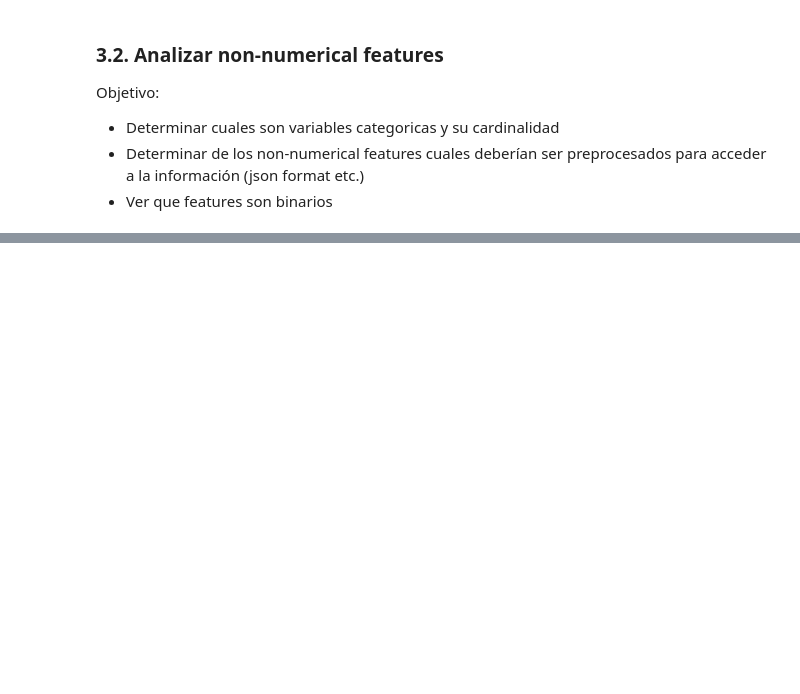
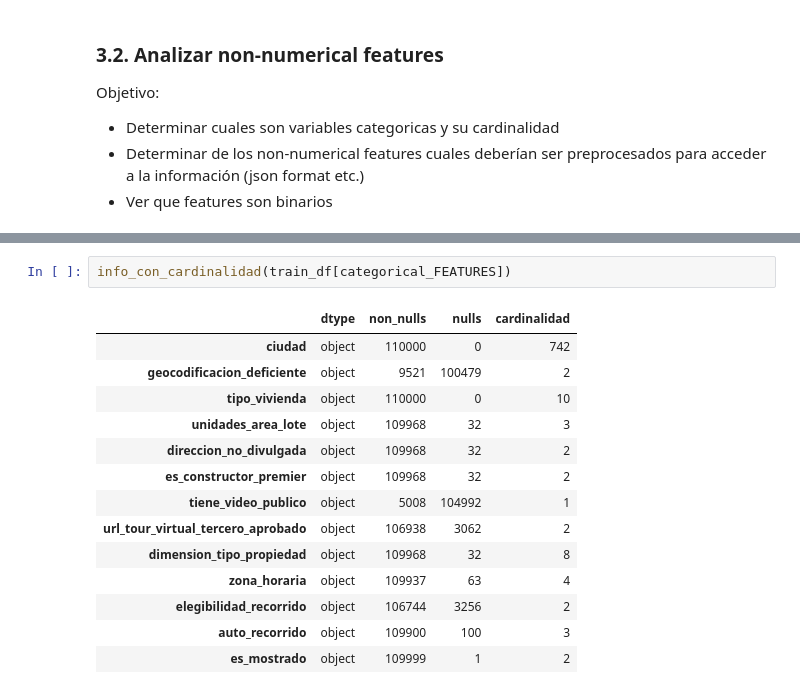
Before and after one commit to rolosa10/proyecto_hc, a Jupyter notebook: notebooks/proyecto.ipynb, the cells around one changed output, grey strips where cells are left out. Drawn from its saved outputs; the diff is of its cells as text; blank space fills up the shorter version.

```diff
--- a/notebooks/proyecto.ipynb
+++ b/notebooks/proyecto.ipynb
@@ -196,0 +295,17 @@ Index(['ciudad', 'estado', 'estado_propiedad', 'dormitorios', 'banos',
+# %%
+info_con_cardinalidad(train_df[categorical_FEATURES])
+# %% [output]
+|  | dtype | non_nulls | nulls | cardinalidad |
+| ciudad | object | 110000 | 0 | 742 |
+| geocodificacion_deficiente | object | 9521 | 100479 | 2 |
+| tipo_vivienda | object | 110000 | 0 | 10 |
+| unidades_area_lote | object | 109968 | 32 | 3 |
+| direccion_no_divulgada | object | 109968 | 32 | 2 |
+| es_constructor_premier | object | 109968 | 32 | 2 |
+| tiene_video_publico | object | 5008 | 104992 | 1 |
+| url_tour_virtual_tercero_aprobado | object | 106938 | 3062 | 2 |
+| dimension_tipo_propiedad | object | 109968 | 32 | 8 |
+| zona_horaria | object | 109937 | 63 | 4 |
+| elegibilidad_recorrido | object | 106744 | 3256 | 2 |
+| auto_recorrido | object | 109900 | 100 | 3 |
+| es_mostrado | object | 109999 | 1 | 2 |
```
Also changed, not shown: parts of 26 cells of this notebook.
